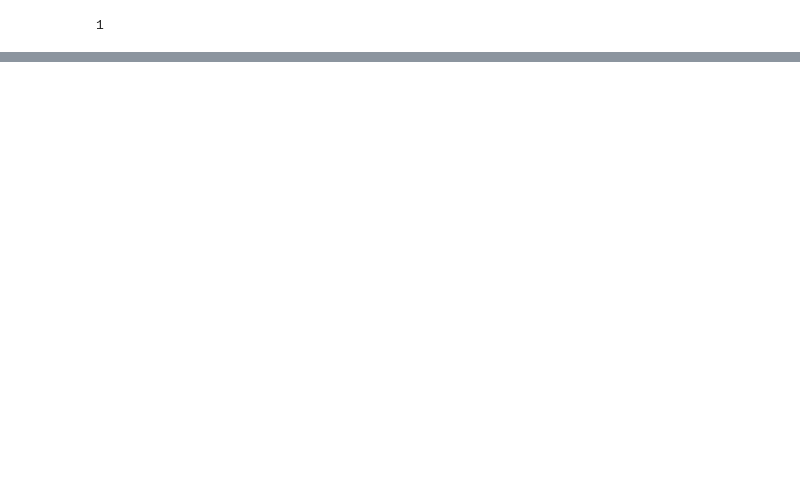
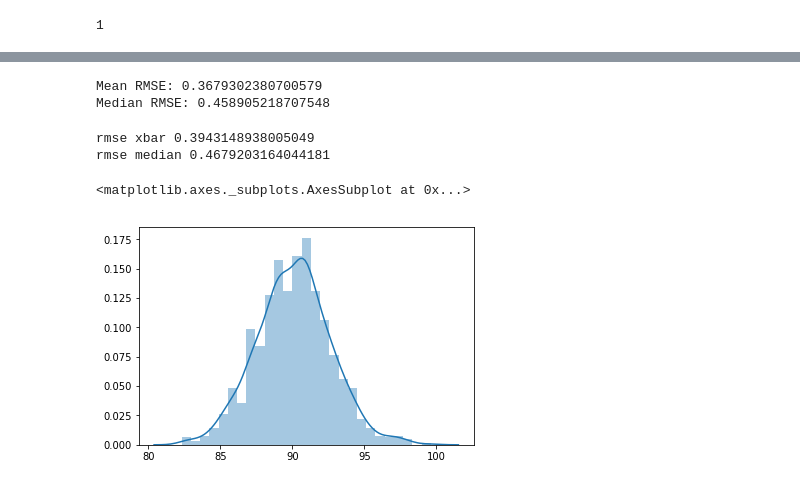
Before and after one commit to paulocpessoa-forks/ThinkStats2, a Jupyter notebook: code/chap01ex.ipynb, the cells around one changed output, grey strips where cells are left out. Saved outputs shown, nothing was run; the diff lists cells and outputs as text; code cells hidden in the pictures; blank space fills up the shorter version.

Commit message:
Estimates

```diff
--- a/code/chap01ex.ipynb
+++ b/code/chap01ex.ipynb
@@ -380,0 +392,5 @@ np.linalg.matrix_rank(np.random.randn(100))
+# %%
+estimate_1()
+# %% [output]
+Mean RMSE: 0.3679302380700579
+Median RMSE: 0.458905218707548
@@ -380,0 +402,12 @@ np.linalg.matrix_rank(np.random.randn(100))
+# %%
+Estimate1()
+# %% [output]
+rmse xbar 0.3943148938005049
+rmse median 0.4679203164044181
+# %%
+def simulate_sample(mu=90, sigma=7.5, n=9, m=1000):
+    means = []
+    for _ in range(m):
+        amostra = np.random.normal(mu, sigma, n)
+        means.append(np.mean(amostra))
+    return means
@@ -380,0 +416,5 @@ np.linalg.matrix_rank(np.random.randn(100))
+# %%
+sns.distplot(simulate_sample(),)
+# %% [output]
+<matplotlib.axes._subplots.AxesSubplot at 0x...>
+[figure, added]
```
Also changed, not shown: parts of 16 cells of this notebook, 2 other files.
